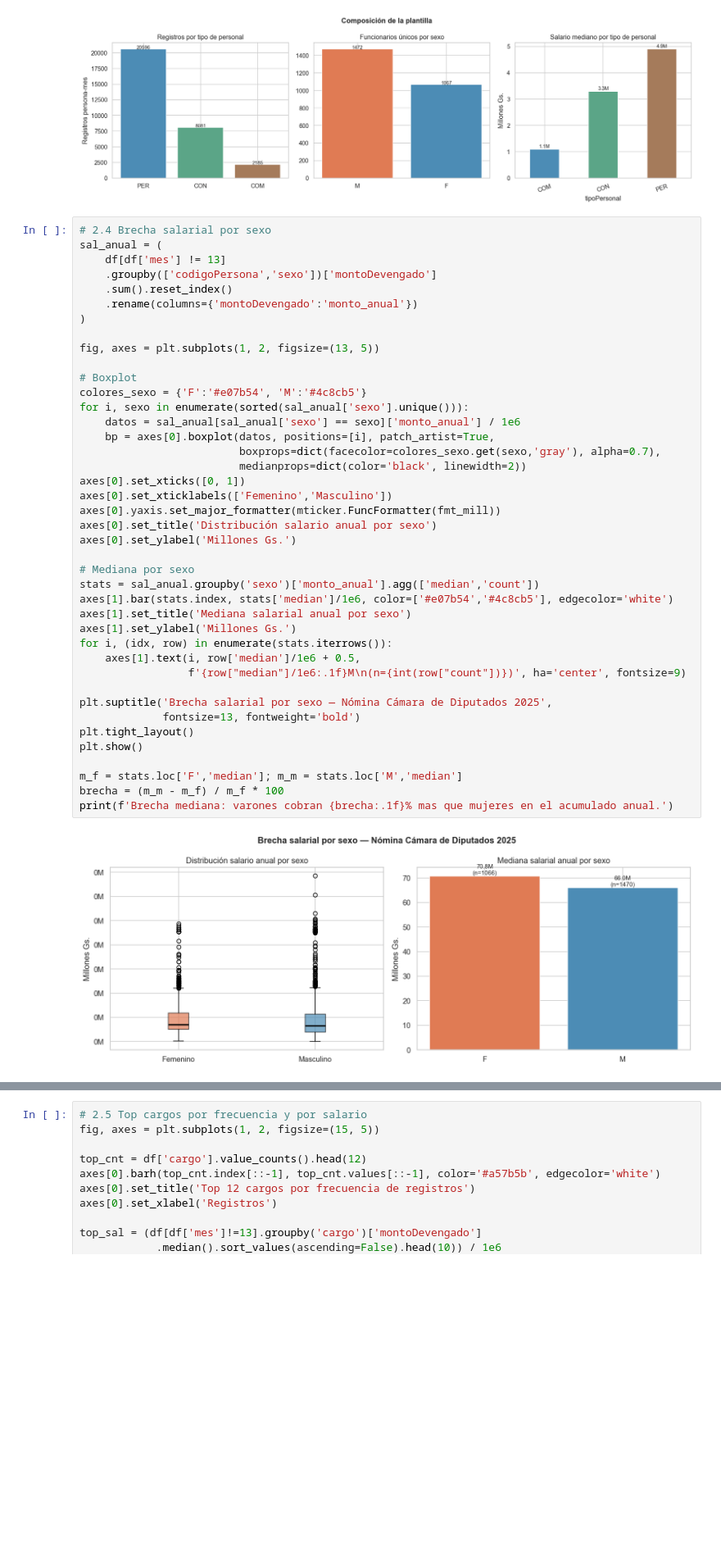
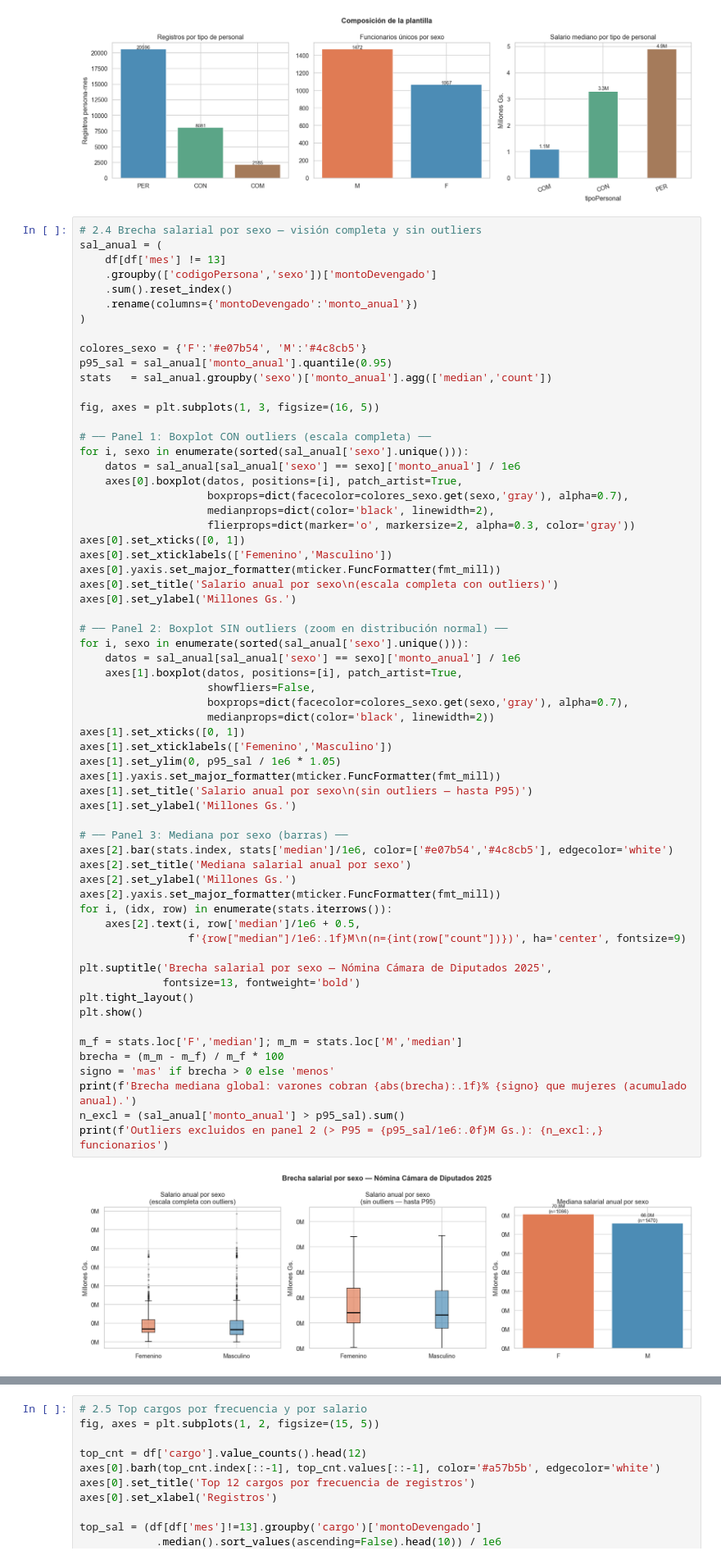
Before and after one commit to bethavila17/eda-nomina-diputados, a Jupyter notebook: notebooks/TP_Final_Pipeline_Ciencia_Datos.ipynb, the cells around one changed output, grey strips where cells are left out. Shown at 82% size. Saved outputs shown, nothing was run; the diff lists cells and outputs as text; blank space fills up the shorter version.

```diff
--- a/notebooks/TP_Final_Pipeline_Ciencia_Datos.ipynb
+++ b/notebooks/TP_Final_Pipeline_Ciencia_Datos.ipynb
@@ -425,45 +519,66 @@ plt.show()
 # %% [output]
 [figure]
 # %%
-# 2.4 Brecha salarial por sexo
+# 2.4 Brecha salarial por sexo — visión completa y sin outliers
 sal_anual = (
     df[df['mes'] != 13]
     .groupby(['codigoPersona','sexo'])['montoDevengado']
     .sum().reset_index()
     .rename(columns={'montoDevengado':'monto_anual'})
 )
 
-fig, axes = plt.subplots(1, 2, figsize=(13, 5))
+colores_sexo = {'F':'#e07b54', 'M':'#4c8cb5'}
+p95_sal = sal_anual['monto_anual'].quantile(0.95)
+stats   = sal_anual.groupby('sexo')['monto_anual'].agg(['median','count'])
 
-# Boxplot
-colores_sexo = {'F':'#e07b54', 'M':'#4c8cb5'}
+fig, axes = plt.subplots(1, 3, figsize=(16, 5))
+
+# ── Panel 1: Boxplot CON outliers (escala completa) ──
 for i, sexo in enumerate(sorted(sal_anual['sexo'].unique())):
     datos = sal_anual[sal_anual['sexo'] == sexo]['monto_anual'] / 1e6
-    bp = axes[0].boxplot(datos, positions=[i], patch_artist=True,
-                         boxprops=dict(facecolor=colores_sexo.get(sexo,'gray'), alpha=0.7),
-                         medianprops=dict(color='black', linewidth=2))
+    axes[0].boxplot(datos, positions=[i], patch_artist=True,
+                    boxprops=dict(facecolor=colores_sexo.get(sexo,'gray'), alpha=0.7),
+                    medianprops=dict(color='black', linewidth=2),
+                    flierprops=dict(marker='o', markersize=2, alpha=0.3, color='gray'))
 axes[0].set_xticks([0, 1])
 axes[0].set_xticklabels(['Femenino','Masculino'])
 axes[0].yaxis.set_major_formatter(mticker.FuncFormatter(fmt_mill))
-axes[0].set_title('Distribución salario anual por sexo')
+axes[0].set_title('Salario anual por sexo\n(escala completa con outliers)')
 axes[0].set_ylabel('Millones Gs.')
 
-# Mediana por sexo
-stats = sal_anual.groupby('sexo')['monto_anual'].agg(['median','count'])
-axes[1].bar(stats.index, stats['median']/1e6, color=['#e07b54','#4c8cb5'], edgecolor='white')
-axes[1].set_title('Mediana salarial anual por sexo')
+# ── Panel 2: Boxplot SIN outliers (zoom en distribución normal) ──
+for i, sexo in enumerate(sorted(sal_anual['sexo'].unique())):
+    datos = sal_anual[sal_anual['sexo'] == sexo]['monto_anual'] / 1e6
+    axes[1].boxplot(datos, positions=[i], patch_artist=True,
+                    showfliers=False,
+                    boxprops=dict(facecolor=colores_sexo.get(sexo,'gray'), alpha=0.7),
+                    medianprops=dict(color='black', linewidth=2))
+axes[1].set_xticks([0, 1])
+axes[1].set_xticklabels(['Femenino','Masculino'])
+axes[1].set_ylim(0, p95_sal / 1e6 * 1.05)
+axes[1].yaxis.set_major_formatter(mticker.FuncFormatter(fmt_mill))
+axes[1].set_title('Salario anual por sexo\n(sin outliers — hasta P95)')
 axes[1].set_ylabel('Millones Gs.')
+
+# ── Panel 3: Mediana por sexo (barras) ──
+axes[2].bar(stats.index, stats['median']/1e6, color=['#e07b54','#4c8cb5'], edgecolor='white')
+axes[2].set_title('Mediana salarial anual por sexo')
+axes[2].set_ylabel('Millones Gs.')
+axes[2].yaxis.set_major_formatter(mticker.FuncFormatter(fmt_mill))
 for i, (idx, row) in enumerate(stats.iterrows()):
-    axes[1].text(i, row['median']/1e6 + 0.5,
+    axes[2].text(i, row['median']/1e6 + 0.5,
                  f'{row["median"]/1e6:.1f}M\n(n={int(row["count"])})', ha='center', fontsize=9)
 
 plt.suptitle('Brecha salarial por sexo — Nómina Cámara de Diputados 2025',
              fontsize=13, fontweight='bold')
 plt.tight_layout()
 plt.show()
 
 m_f = stats.loc['F','median']; m_m = stats.loc['M','median']
 brecha = (m_m - m_f) / m_f * 100
-print(f'Brecha mediana: varones cobran {brecha:.1f}% mas que mujeres en el acumulado anual.')
+signo = 'mas' if brecha > 0 else 'menos'
+print(f'Brecha mediana global: varones cobran {abs(brecha):.1f}% {signo} que mujeres (acumulado anual).')
+n_excl = (sal_anual['monto_anual'] > p95_sal).sum()
+print(f'Outliers excluidos en panel 2 (> P95 = {p95_sal/1e6:.0f}M Gs.): {n_excl:,} funcionarios')
 # %% [output]
-[figure, old version]
+[figure, new version]
```
Also changed, not shown: parts of 7 cells of this notebook, 2 other files.
